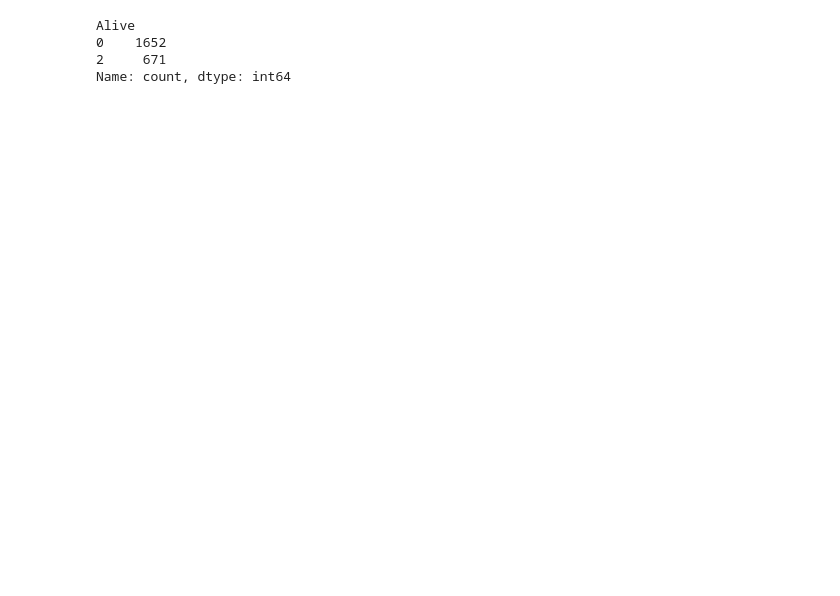
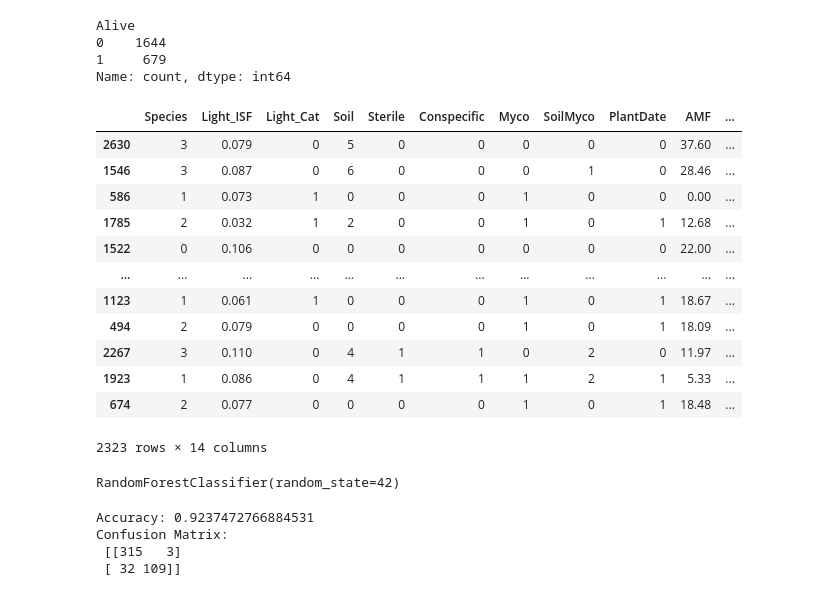
Before and after one commit to SKNetworks-AI19-250818/SKN19-mini-3Team, a Jupyter notebook: model_test.ipynb, the cells around one changed output. Drawn from its saved outputs; the diff is of its cells as text; code cells hidden in the pictures; blank space fills up the shorter version.

Commit message:
test set 설정 수정

```diff
--- a/model_test.ipynb
+++ b/model_test.ipynb
@@ -30,6 +30,9 @@ dc = DataCheck(df)
 dp = DataPreprocessing(df)
 dv = DataVisualize(df)
 # %%
+drop_cols = ['No', 'Plot', 'Adult', 'Subplot', 'Core', 'Census', 'Time']
+dp.set_drop_cols(drop_cols)
+
 encode = dp.run(encoding='label', return_anomaly=False)
 # %%
 alive_data = encode[encode['Alive'] != 1]
@@ -42,6 +45,52 @@ train_set, test_set = DataModify.train_test_split_ignore_censored(alive_data, ce
 print(train_set[1].value_counts())
 # %% [output]
 Alive
-0    1652
-2     671
+0    1644
+1     679
 Name: count, dtype: int64
+# %%
+train_set[0]
+# %% [output]
+|  | Species | Light_ISF | Light_Cat | Soil | Sterile | Conspecific | Myco | SoilMyco | PlantDate | AMF | ... |
+| 2630 | 3 | 0.079 | 0 | 5 | 0 | 0 | 0 | 0 | 0 | 37.60 | ... |
+| 1546 | 3 | 0.087 | 0 | 6 | 0 | 0 | 0 | 1 | 0 | 28.46 | ... |
+| 586 | 1 | 0.073 | 1 | 0 | 0 | 0 | 1 | 0 | 0 | 0.00 | ... |
+| 1785 | 2 | 0.032 | 1 | 2 | 0 | 0 | 1 | 0 | 1 | 12.68 | ... |
+| 1522 | 0 | 0.106 | 0 | 0 | 0 | 0 | 0 | 0 | 0 | 22.00 | ... |
+| ... | ... | ... | ... | ... | ... | ... | ... | ... | ... | ... | ... |
+| 1123 | 1 | 0.061 | 1 | 0 | 0 | 0 | 1 | 0 | 1 | 18.67 | ... |
+| 494 | 2 | 0.079 | 0 | 0 | 0 | 0 | 1 | 0 | 1 | 18.09 | ... |
+| 2267 | 3 | 0.110 | 0 | 4 | 1 | 1 | 0 | 2 | 0 | 11.97 | ... |
+| 1923 | 1 | 0.086 | 0 | 4 | 1 | 1 | 1 | 2 | 1 | 5.33 | ... |
+| 674 | 2 | 0.077 | 0 | 0 | 0 | 0 | 1 | 0 | 1 | 18.48 | ... |
+2323 rows × 14 columns
+# %%
+from sklearn.ensemble import RandomForestClassifier
+from sklearn.linear_model import LogisticRegression
+
+X_train, y_train = train_set
+X_test, y_test = test_set
+
+rf = RandomForestClassifier(n_estimators=100, random_state=42)
+
+# 학습
+rf.fit(X_train, y_train)
+# %% [output]
+RandomForestClassifier(random_state=42)
+# %%
+from sklearn.metrics import accuracy_score, confusion_matrix
+
+# 예측
+y_pred = rf.predict(X_test)
+
+# 정확도
+acc = accuracy_score(y_test, y_pred)
+print("Accuracy:", acc)
+
+# 혼동 행렬
+print("Confusion Matrix:\n", confusion_matrix(y_test, y_pred))
+# %% [output]
+Accuracy: 0.9237472766884531
+Confusion Matrix:
+ [[315   3]
+ [ 32 109]]
```
Also changed, not shown: parts of 2 cells of this notebook, 5 other files.
